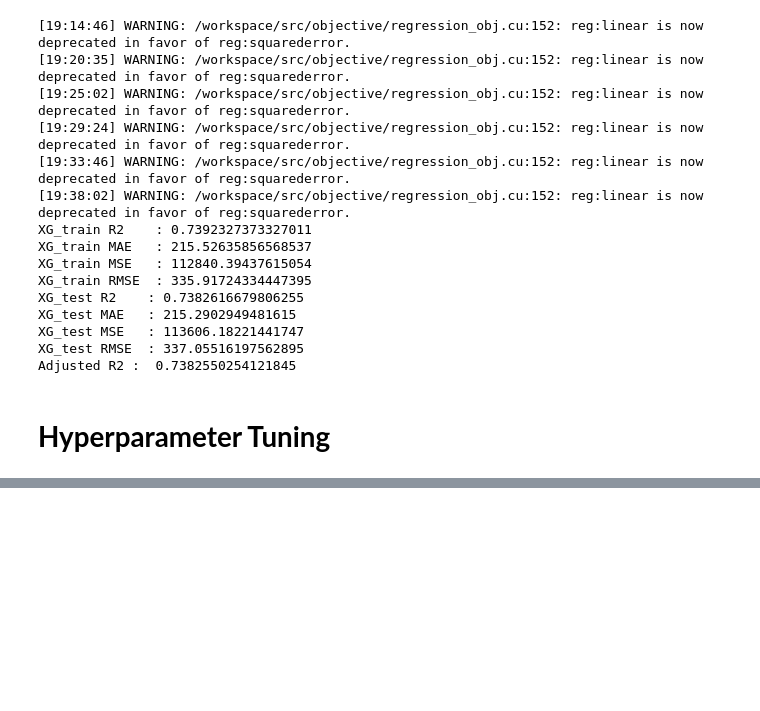
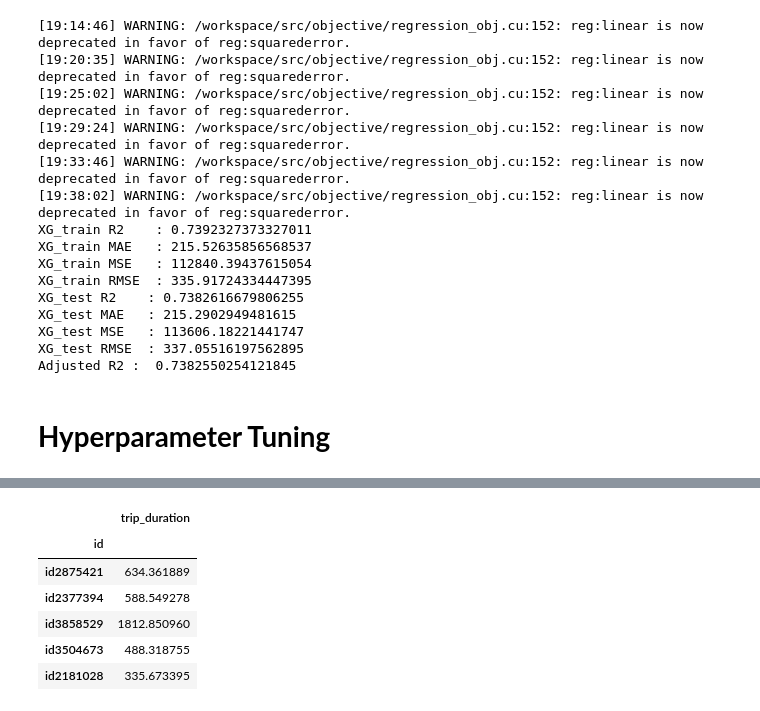
Before and after one commit to sanjaymkr/NYC-Taxi-Trip-Time-Prediction, a Jupyter notebook: Sanjay_Kumar_NYC_Taxi_Trip_Time_Prediction_Capstone_Project.ipynb, the cells around one changed output, grey strips where cells are left out. Saved outputs shown, nothing was run; the diff lists cells and outputs as text; code cells hidden in the pictures; blank space fills up the shorter version.

```diff
--- a/Sanjay_Kumar_NYC_Taxi_Trip_Time_Prediction_Capstone_Project.ipynb
+++ b/Sanjay_Kumar_NYC_Taxi_Trip_Time_Prediction_Capstone_Project.ipynb
@@ -877,0 +997,6 @@ print("Adjusted R2 : ", 1-(1-r2_score((y_test), (y_pred_lgt)))*((x_test.shape[0]
+# %%
+test_dfg=pd.get_dummies(test_df,drop_first=True)
+# %%
+test_dfs=scaler.transform(test_dfg)
+# %%
+y_train_pred_test_lg=lgbm.predict(test_dfs)
@@ -877,0 +1012,2 @@ print("Adjusted R2 : ", 1-(1-r2_score((y_test), (y_pred_lgt)))*((x_test.shape[0]
+# %%
+submission=pd.DataFrame(y_train_pred_test_lg,test['id'],columns=['trip_duration'])
@@ -877,0 +1016,10 @@ print("Adjusted R2 : ", 1-(1-r2_score((y_test), (y_pred_lgt)))*((x_test.shape[0]
+# %%
+submission.head()
+# %% [output]
+|  | trip_duration |
+| id |  |
+| id2875421 | 634.361889 |
+| id2377394 | 588.549278 |
+| id3858529 | 1812.850960 |
+| id3504673 | 488.318755 |
+| id2181028 | 335.673395 |
```
Also changed, not shown: parts of 18 cells of this notebook.
